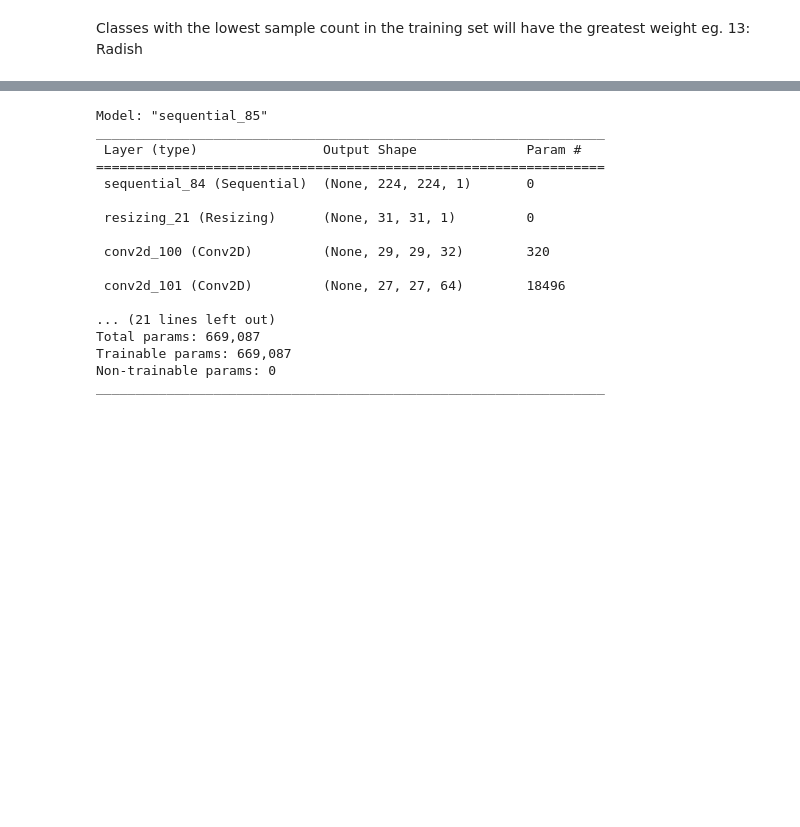
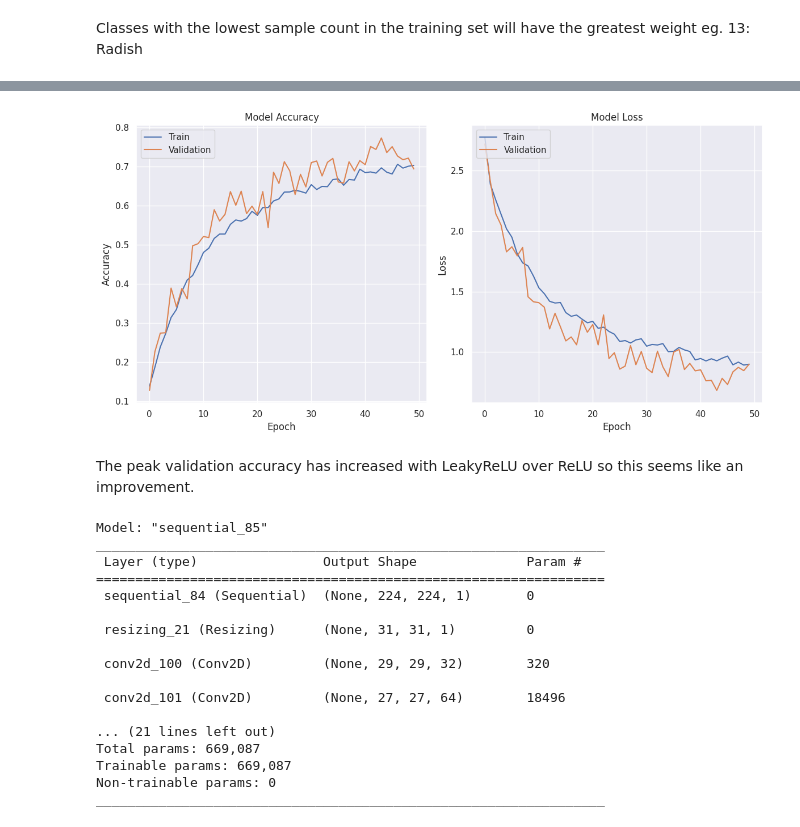
Before and after one commit to glennwuwu/vegetable-image-classification-cnn, a Jupyter notebook: CNN.ipynb, the cells around one changed output, grey strips where cells are left out. Saved outputs shown, nothing was run; the diff lists cells and outputs as text; code cells hidden in the pictures; blank space fills up the shorter version.

```diff
--- a/CNN.ipynb
+++ b/CNN.ipynb
@@ -426,0 +415,34 @@ history.history
+# %%
+model_small = Sequential([
+    image_augmentation,
+    resize_small,
+    Conv2D(32, (3, 3), input_shape=(31, 31, 1)),
+    LeakyReLU(alpha=0.1),
+    Conv2D(64, (3, 3)),
+    LeakyReLU(alpha=0.1),
+    MaxPooling2D((2, 2)),
+    Conv2D(64, (3, 3)),
+    LeakyReLU(alpha=0.1),
+    Conv2D(64, (3, 3)),
+    LeakyReLU(alpha=0.1),
+    MaxPooling2D((2, 2)),
+    Dropout(0.2),
+    Flatten(),
+    Dense(400),
+    LeakyReLU(alpha=0.1),
+    Dense(400),
+    LeakyReLU(alpha=0.1),
+    Dense(15, activation='softmax')
+])
+
+initial_learning_rate = 0.001
+lr_schedule = ExponentialDecay(initial_learning_rate, decay_steps=1000000, decay_rate=0.96, staircase=True)
+
+custom_optimizer = Adam(learning_rate=lr_schedule)
+model_small.compile(optimizer=custom_optimizer, loss='categorical_crossentropy', metrics=['accuracy'])
+
+history = model_small.fit(train_images, train_labels, epochs=50, batch_size=50, validation_data=(val_images, val_labels))
+
+small_accuracy = model_small.evaluate(test_images, test_labels, verbose=0)[1]
+
+print(f"Accuracy for small images (31x31): {small_accuracy:.2f}")
@@ -426,0 +467,6 @@ history.history
+# %%
+plot_history(history)
+# %% [output]
+[figure, added]
+# %% [markdown]
+The peak validation accuracy has increased with LeakyReLU over ReLU so this seems like an improvement.
```
Also changed, not shown: parts of 31 cells of this notebook.
